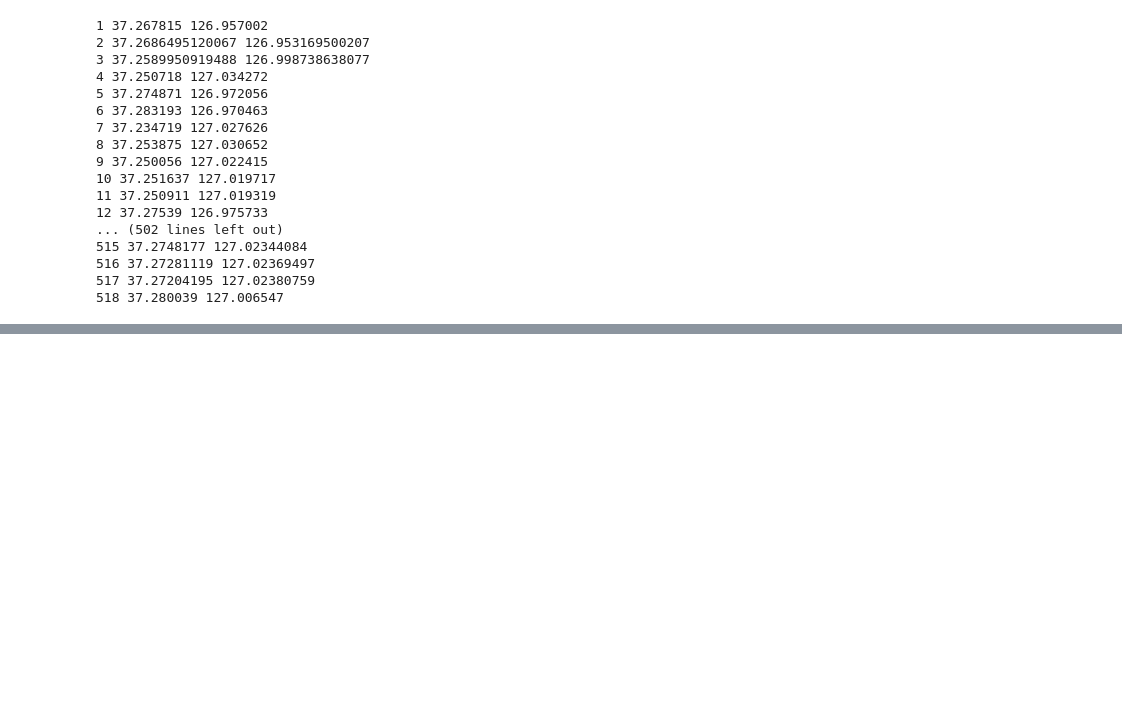
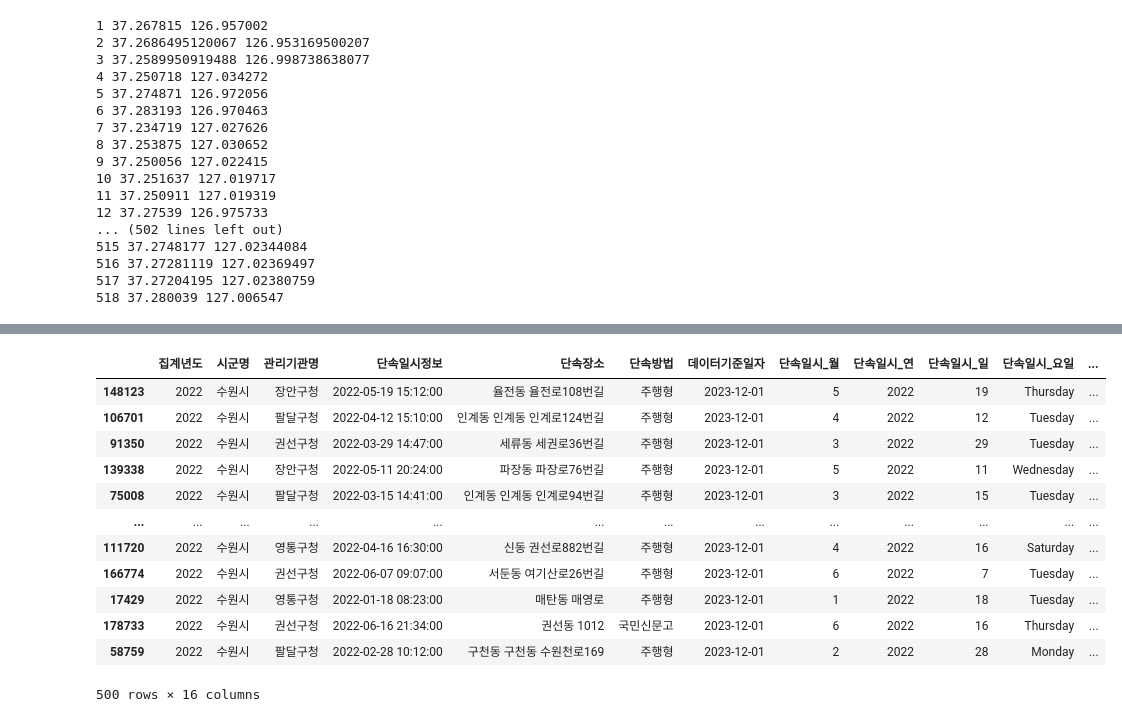
Before and after one commit to HOYUN-Y/Data_projects, a Jupyter notebook: dacon_sri_suwon_data_analysis/[Dacon] 공공데이터를 활용 수원시 정책 제안.ipynb, the cells around one changed output, grey strips where cells are left out. Cells and saved outputs as stored; diff of their text form; code cells hidden in the pictures; blank space fills up the shorter version.

```diff
--- a/dacon_sri_suwon_data_analysis/[Dacon] 공공데이터를 활용 수원시 정책 제안.ipynb
+++ b/dacon_sri_suwon_data_analysis/[Dacon] 공공데이터를 활용 수원시 정책 제안.ipynb
@@ -743,0 +891,16 @@ m.save('cctv_map.html')
+# %%
+sample_test_lng_lat
+# %% [output]
+|  | 집계년도 | 시군명 | 관리기관명 | 단속일시정보 | 단속장소 | 단속방법 | 데이터기준일자 | 단속일시_월 | 단속일시_연 | 단속일시_일 | 단속일시_요일 | ... |
+| 148123 | 2022 | 수원시 | 장안구청 | 2022-05-19 15:12:00 | 율전동 율전로108번길 | 주행형 | 2023-12-01 | 5 | 2022 | 19 | Thursday | ... |
+| 106701 | 2022 | 수원시 | 팔달구청 | 2022-04-12 15:10:00 | 인계동 인계동 인계로124번길 | 주행형 | 2023-12-01 | 4 | 2022 | 12 | Tuesday | ... |
+| 91350 | 2022 | 수원시 | 권선구청 | 2022-03-29 14:47:00 | 세류동 세권로36번길 | 주행형 | 2023-12-01 | 3 | 2022 | 29 | Tuesday | ... |
+| 139338 | 2022 | 수원시 | 장안구청 | 2022-05-11 20:24:00 | 파장동 파장로76번길 | 주행형 | 2023-12-01 | 5 | 2022 | 11 | Wednesday | ... |
+| 75008 | 2022 | 수원시 | 팔달구청 | 2022-03-15 14:41:00 | 인계동 인계동 인계로94번길 | 주행형 | 2023-12-01 | 3 | 2022 | 15 | Tuesday | ... |
+| ... | ... | ... | ... | ... | ... | ... | ... | ... | ... | ... | ... | ... |
+| 111720 | 2022 | 수원시 | 영통구청 | 2022-04-16 16:30:00 | 신동 권선로882번길 | 주행형 | 2023-12-01 | 4 | 2022 | 16 | Saturday | ... |
+| 166774 | 2022 | 수원시 | 권선구청 | 2022-06-07 09:07:00 | 서둔동 여기산로26번길 | 주행형 | 2023-12-01 | 6 | 2022 | 7 | Tuesday | ... |
+| 17429 | 2022 | 수원시 | 영통구청 | 2022-01-18 08:23:00 | 매탄동 매영로 | 주행형 | 2023-12-01 | 1 | 2022 | 18 | Tuesday | ... |
+| 178733 | 2022 | 수원시 | 권선구청 | 2022-06-16 21:34:00 | 권선동 1012 | 국민신문고 | 2023-12-01 | 6 | 2022 | 16 | Thursday | ... |
+| 58759 | 2022 | 수원시 | 팔달구청 | 2022-02-28 10:12:00 | 구천동 구천동 수원천로169 | 주행형 | 2023-12-01 | 2 | 2022 | 28 | Monday | ... |
+500 rows × 16 columns
```
Also changed, not shown: parts of 36 cells of this notebook, 9 other files.
